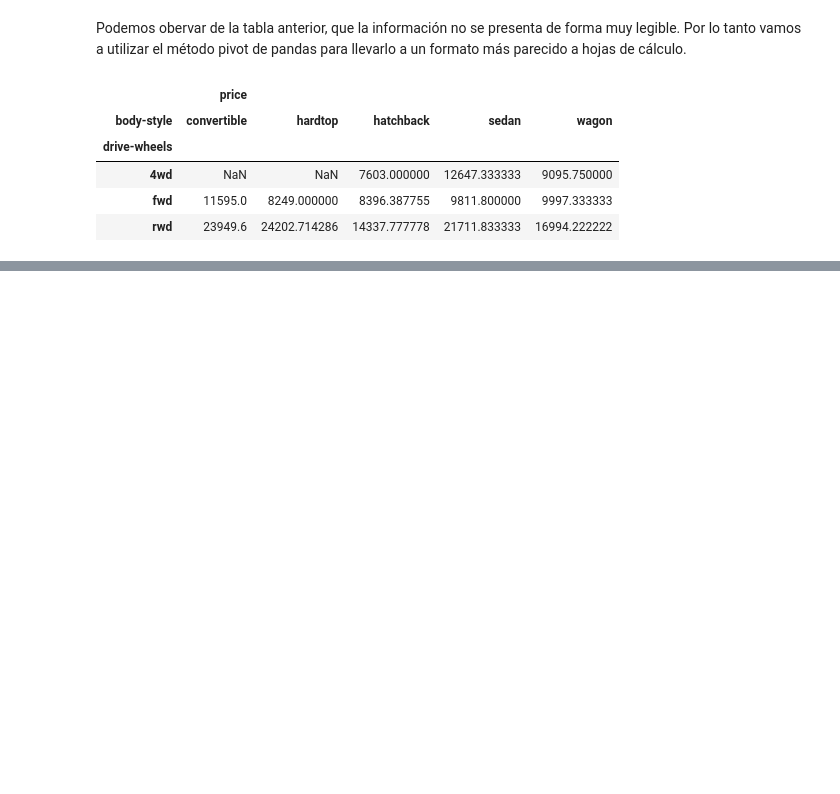
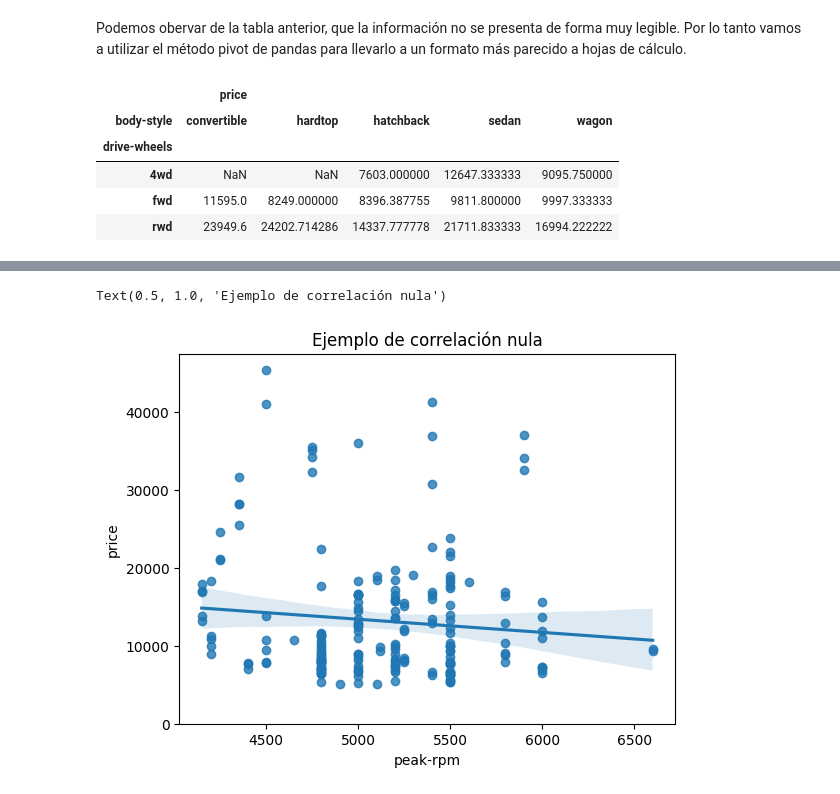
Before and after one commit to ulloa-g/exploratory_data_analysis, a Jupyter notebook: eda.ipynb, the cells around one changed output, grey strips where cells are left out. Saved outputs shown, nothing was run; the diff lists cells and outputs as text; code cells hidden in the pictures; blank space fills up the shorter version.

```diff
--- a/eda.ipynb
+++ b/eda.ipynb
@@ -289,0 +321,7 @@ Puedes aprender más [aquí](https://www.datacamp.com/tutorial/anova-test)
+# %%
+sns.regplot(x="peak-rpm", y="price", data=df)
+plt.ylim(0,)
+plt.title("Ejemplo de correlación nula")
+# %% [output]
+Text(0.5, 1.0, 'Ejemplo de correlación nula')
+[figure, added]
```
Also changed, not shown: parts of 13 cells of this notebook.
